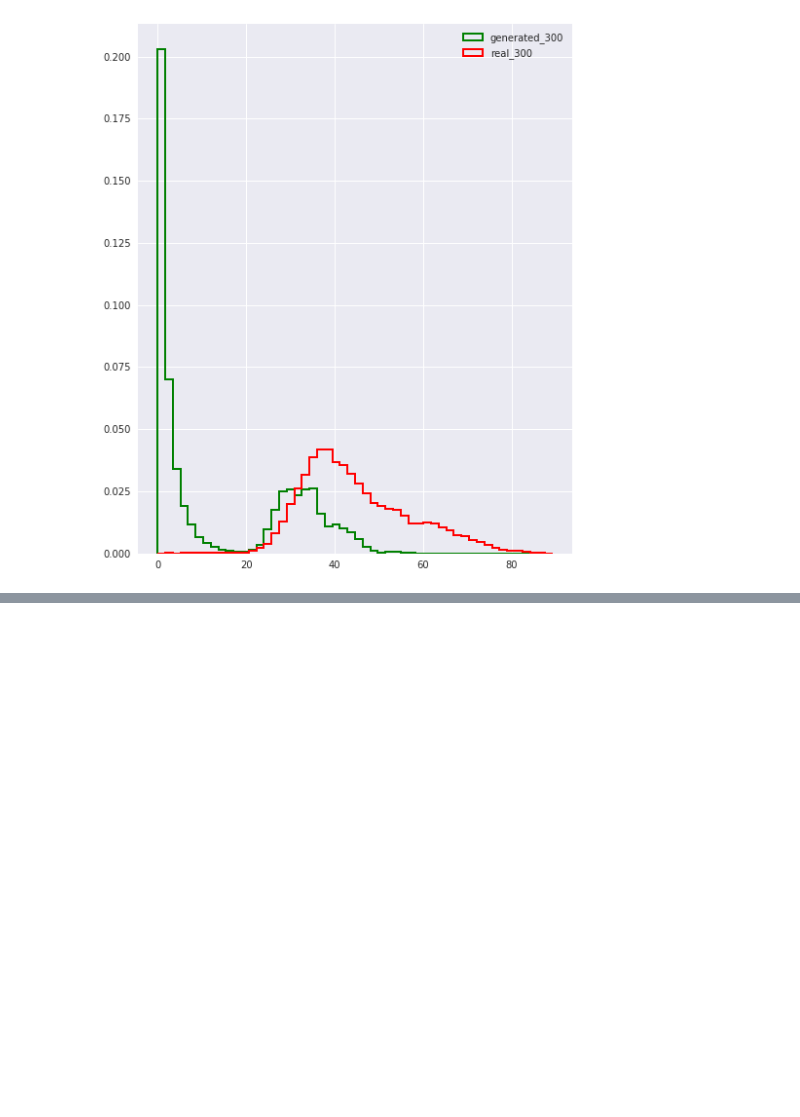
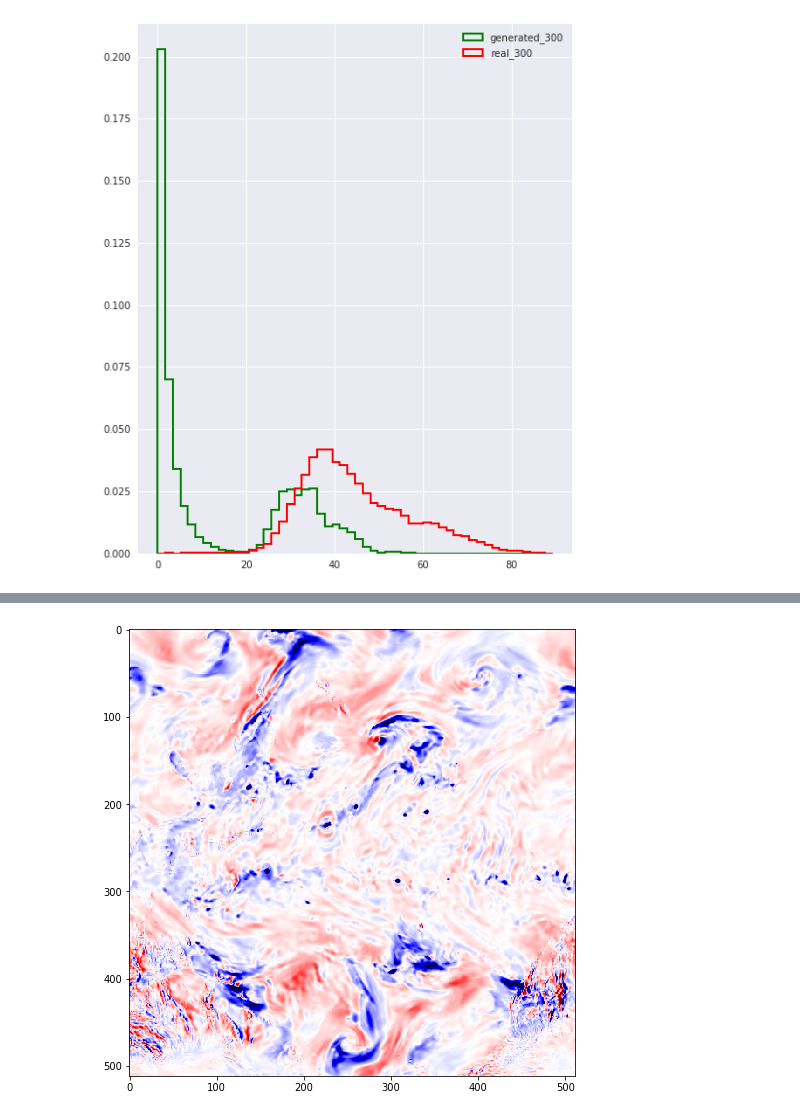
Before and after one commit to rishabh135/climate_stylegan, a Jupyter notebook: jupyter_notebooks/metrics_climate_data.ipynb, the cells around one changed output, grey strips where cells are left out. Cells and saved outputs as stored; diff of their text form; code cells hidden in the pictures; blank space fills up the shorter version.

```diff
--- a/jupyter_notebooks/metrics_climate_data.ipynb
+++ b/jupyter_notebooks/metrics_climate_data.ipynb
@@ -346,0 +397,4 @@ plt.legend(loc='best')
+# %%
+# plot original images
+
+original_wo_norm_data = np.load("/global/cscratch1/sd/rgupta2/backup/climate_stylegan/dataset/climate_data_original/1996.npy")
@@ -346,0 +405,5 @@ plt.legend(loc='best')
+# %%
+
+plt.imshow(original_wo_norm_data[3,0], cmap='seismic', vmin= -1.4, vmax=1.4);
+# %% [output]
+[figure, added]
```
Also changed, not shown: parts of 13 cells of this notebook, 11 other files.
